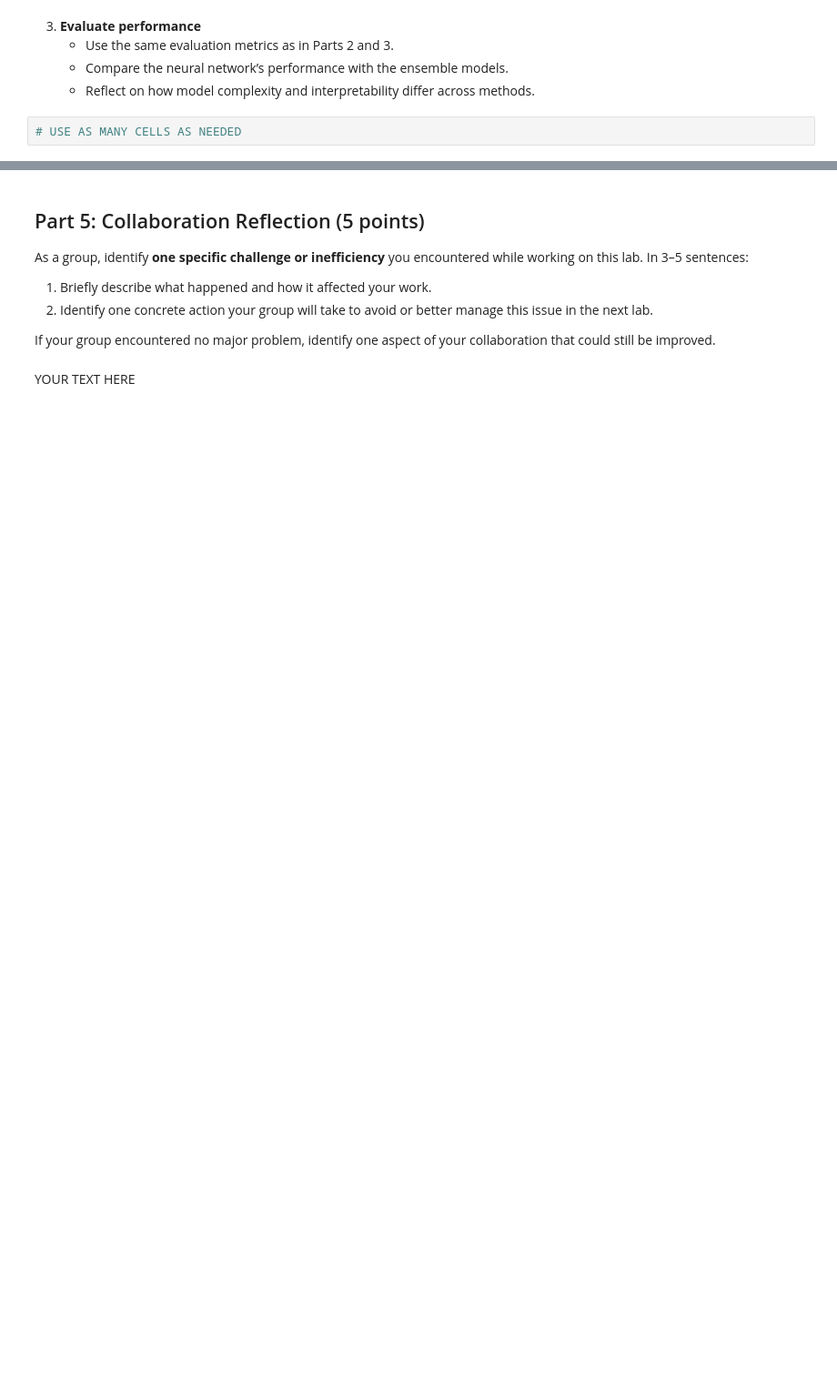
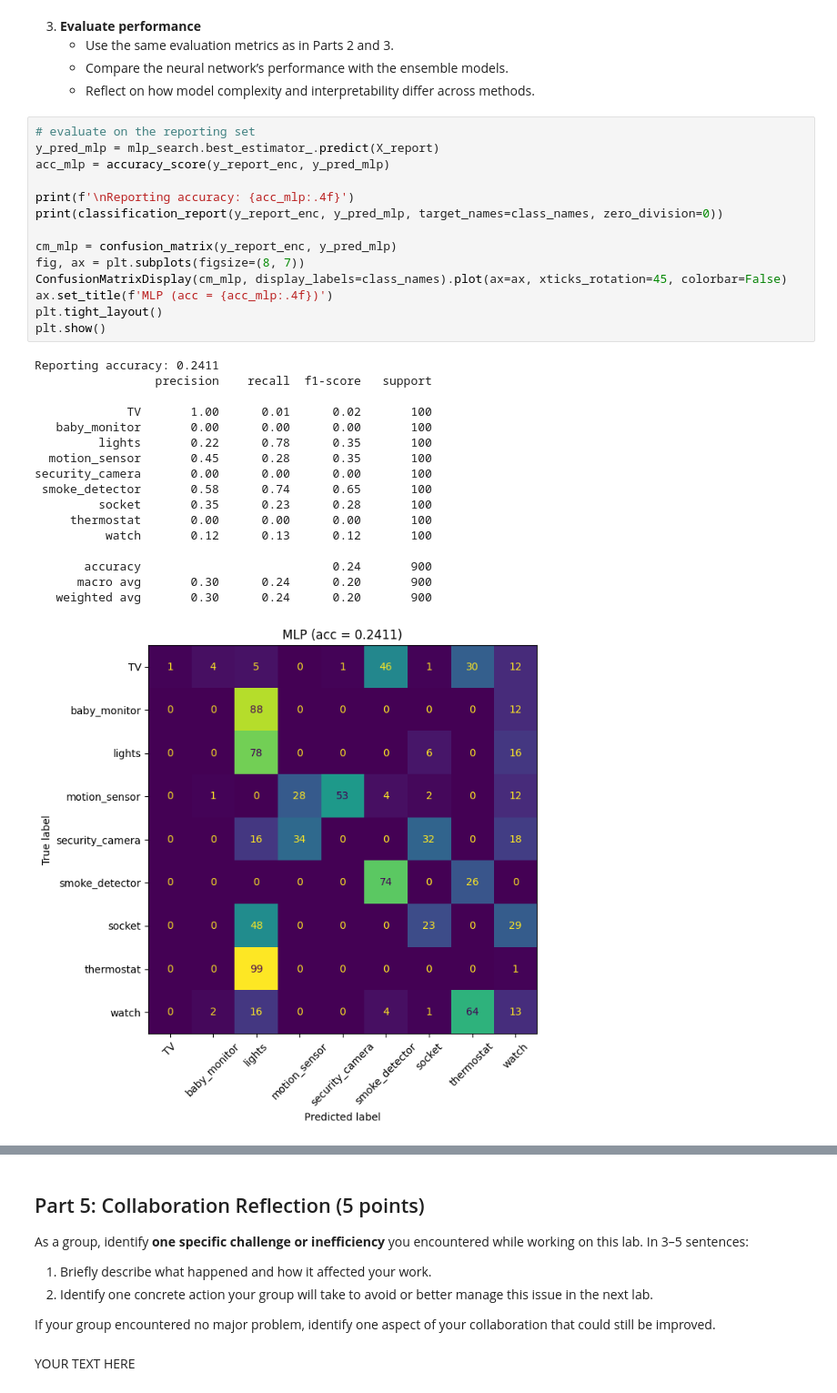
Before and after one commit to james-torgerson/ds4021_lab07, a Jupyter notebook: 07-iot-ensemble-classification.ipynb, the cells around one changed output, grey strips where cells are left out. Shown at 91% size. Drawn from its saved outputs; the diff is of its cells as text; blank space fills up the shorter version.

```diff
--- a/07-iot-ensemble-classification.ipynb
+++ b/07-iot-ensemble-classification.ipynb
@@ -527,4 +596,34 @@ Scaling is necessary for a neural network. MLPClassifier computes weighted sums
    - Compare the neural network’s performance with the ensemble models.
    - Reflect on how model complexity and interpretability differ across methods.
 # %%
-# USE AS MANY CELLS AS NEEDED
+# evaluate on the reporting set
+y_pred_mlp = mlp_search.best_estimator_.predict(X_report)
+acc_mlp = accuracy_score(y_report_enc, y_pred_mlp)
+
+print(f'\nReporting accuracy: {acc_mlp:.4f}')
+print(classification_report(y_report_enc, y_pred_mlp, target_names=class_names, zero_division=0))
+
+cm_mlp = confusion_matrix(y_report_enc, y_pred_mlp)
+fig, ax = plt.subplots(figsize=(8, 7))
+ConfusionMatrixDisplay(cm_mlp, display_labels=class_names).plot(ax=ax, xticks_rotation=45, colorbar=False)
+ax.set_title(f'MLP (acc = {acc_mlp:.4f})')
+plt.tight_layout()
+plt.show()
+# %% [output]
+Reporting accuracy: 0.2411
+                 precision    recall  f1-score   support
+
+             TV       1.00      0.01      0.02       100
+   baby_monitor       0.00      0.00      0.00       100
+         lights       0.22      0.78      0.35       100
+  motion_sensor       0.45      0.28      0.35       100
+security_camera       0.00      0.00      0.00       100
+ smoke_detector       0.58      0.74      0.65       100
+         socket       0.35      0.23      0.28       100
+     thermostat       0.00      0.00      0.00       100
+          watch       0.12      0.13      0.12       100
+
+       accuracy                           0.24       900
+      macro avg       0.30      0.24      0.20       900
+   weighted avg       0.30      0.24      0.20       900
+[figure, added]
```
Also changed, not shown: parts of 20 cells of this notebook.
